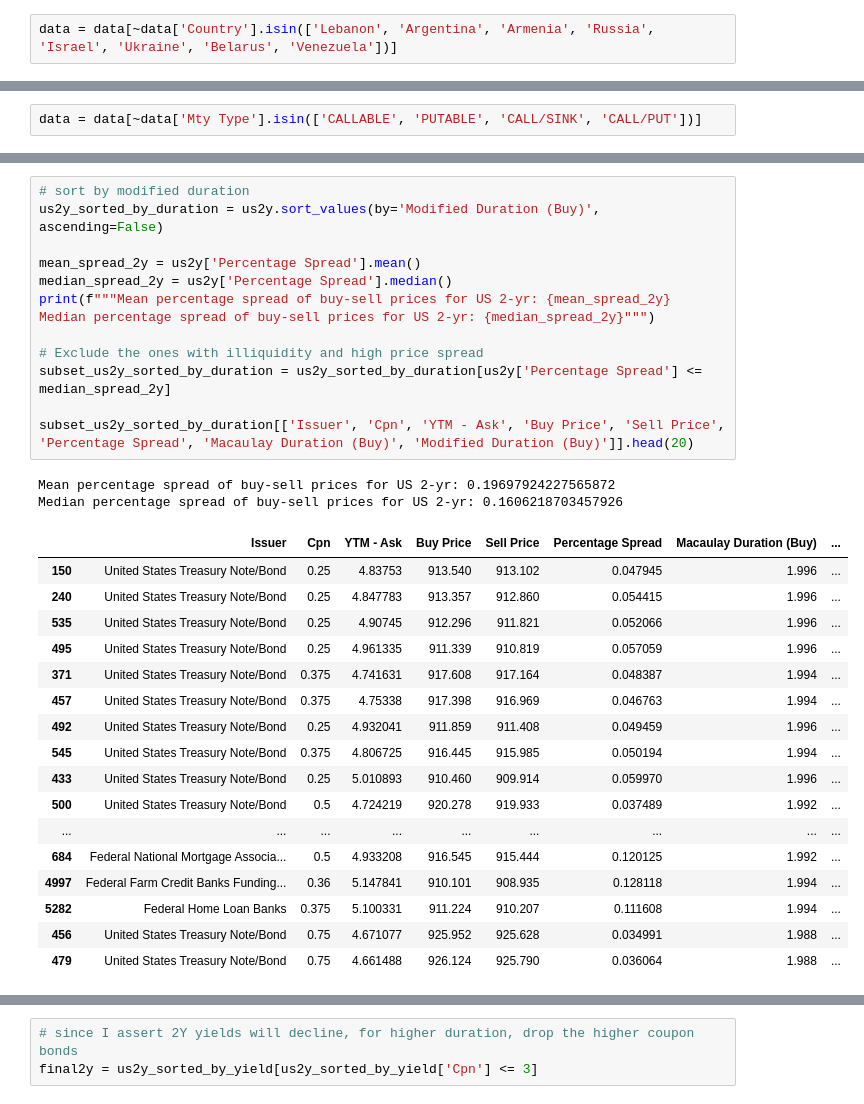
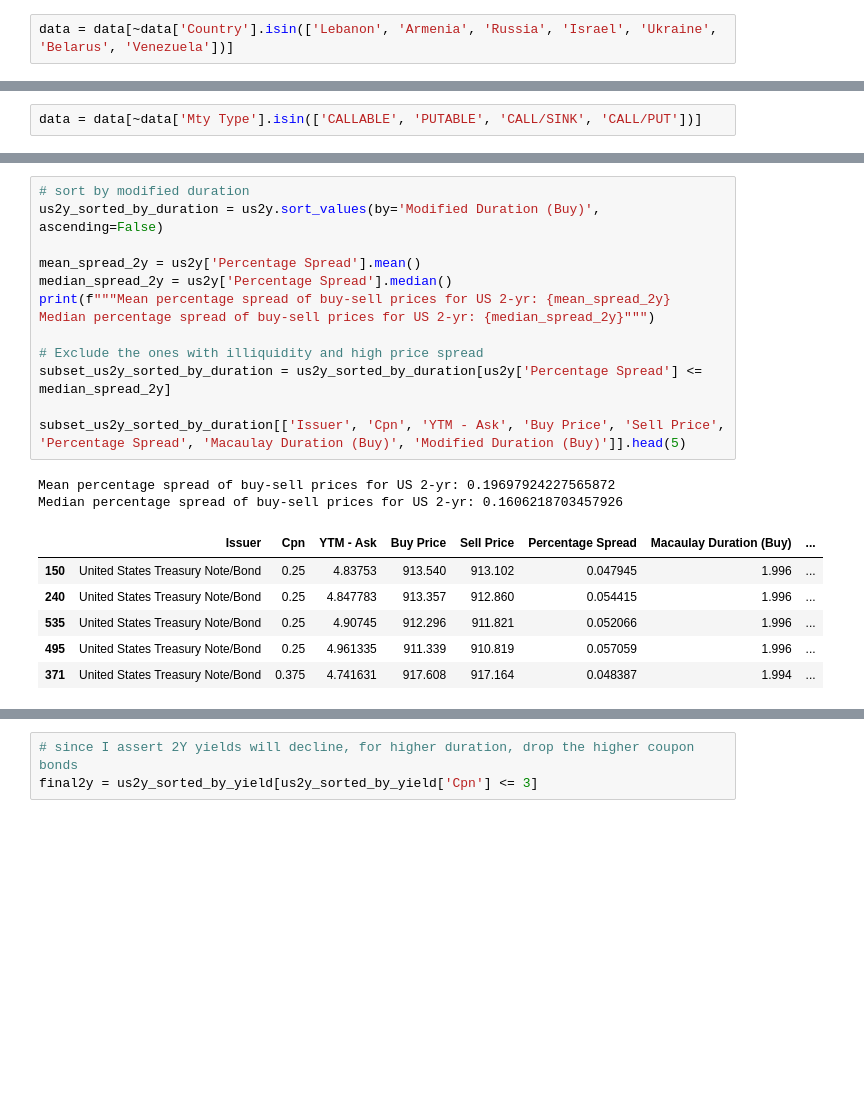
Before and after one commit to yildirimalper/case-study-bond-investment, a Jupyter notebook: portfolio_selection.ipynb, the cells around one changed output, grey strips where cells are left out. Drawn from its saved outputs; the diff is of its cells as text; blank space fills up the shorter version.

```diff
--- a/portfolio_selection.ipynb
+++ b/portfolio_selection.ipynb
@@ -54,5 +68,5 @@ print(diff_cntry)
 + **Azerbaijan-Armenia conflict**
 + **Argentina** and **Venezuela**, due to their idiosyncratic risks
 # %%
-data = data[~data['Country'].isin(['Lebanon', 'Argentina', 'Armenia', 'Russia', 'Israel', 'Ukraine', 'Belarus', 'Venezuela'])]
+data = data[~data['Country'].isin(['Lebanon', 'Armenia', 'Russia', 'Israel', 'Ukraine', 'Belarus', 'Venezuela'])]
 # %% [markdown]
@@ -201,35 +197,24 @@ plt.show()
 # %%
 # sort by modified duration
 us2y_sorted_by_duration = us2y.sort_values(by='Modified Duration (Buy)', ascending=False)
 
 mean_spread_2y = us2y['Percentage Spread'].mean()
 median_spread_2y = us2y['Percentage Spread'].median()
 print(f"""Mean percentage spread of buy-sell prices for US 2-yr: {mean_spread_2y}
 Median percentage spread of buy-sell prices for US 2-yr: {median_spread_2y}""")
 
 # Exclude the ones with illiquidity and high price spread
 subset_us2y_sorted_by_duration = us2y_sorted_by_duration[us2y['Percentage Spread'] <= median_spread_2y]
 
-subset_us2y_sorted_by_duration[['Issuer', 'Cpn', 'YTM - Ask', 'Buy Price', 'Sell Price', 'Percentage Spread', 'Macaulay Duration (Buy)', 'Modified Duration (Buy)']].head(20)
+subset_us2y_sorted_by_duration[['Issuer', 'Cpn', 'YTM - Ask', 'Buy Price', 'Sell Price', 'Percentage Spread', 'Macaulay Duration (Buy)', 'Modified Duration (Buy)']].head(5)
 # %% [output]
 Mean percentage spread of buy-sell prices for US 2-yr: 0.19697924227565872
 Median percentage spread of buy-sell prices for US 2-yr: 0.1606218703457926
 |  | Issuer | Cpn | YTM - Ask | Buy Price | Sell Price | Percentage Spread | Macaulay Duration (Buy) | ... |
 | 150 | United States Treasury Note/Bond | 0.25 | 4.83753 | 913.540 | 913.102 | 0.047945 | 1.996 | ... |
 | 240 | United States Treasury Note/Bond | 0.25 | 4.847783 | 913.357 | 912.860 | 0.054415 | 1.996 | ... |
 | 535 | United States Treasury Note/Bond | 0.25 | 4.90745 | 912.296 | 911.821 | 0.052066 | 1.996 | ... |
 | 495 | United States Treasury Note/Bond | 0.25 | 4.961335 | 911.339 | 910.819 | 0.057059 | 1.996 | ... |
 | 371 | United States Treasury Note/Bond | 0.375 | 4.741631 | 917.608 | 917.164 | 0.048387 | 1.994 | ... |
-| 457 | United States Treasury Note/Bond | 0.375 | 4.75338 | 917.398 | 916.969 | 0.046763 | 1.994 | ... |
-| 492 | United States Treasury Note/Bond | 0.25 | 4.932041 | 911.859 | 911.408 | 0.049459 | 1.996 | ... |
-| 545 | United States Treasury Note/Bond | 0.375 | 4.806725 | 916.445 | 915.985 | 0.050194 | 1.994 | ... |
-| 433 | United States Treasury Note/Bond | 0.25 | 5.010893 | 910.460 | 909.914 | 0.059970 | 1.996 | ... |
-| 500 | United States Treasury Note/Bond | 0.5 | 4.724219 | 920.278 | 919.933 | 0.037489 | 1.992 | ... |
-| ... | ... | ... | ... | ... | ... | ... | ... | ... |
-| 684 | Federal National Mortgage Associa... | 0.5 | 4.933208 | 916.545 | 915.444 | 0.120125 | 1.992 | ... |
-| 4997 | Federal Farm Credit Banks Funding... | 0.36 | 5.147841 | 910.101 | 908.935 | 0.128118 | 1.994 | ... |
-| 5282 | Federal Home Loan Banks | 0.375 | 5.100331 | 911.224 | 910.207 | 0.111608 | 1.994 | ... |
-| 456 | United States Treasury Note/Bond | 0.75 | 4.671077 | 925.952 | 925.628 | 0.034991 | 1.988 | ... |
-| 479 | United States Treasury Note/Bond | 0.75 | 4.661488 | 926.124 | 925.790 | 0.036064 | 1.988 | ... |
 # %%
 us2y_sorted_by_yield = subset_us2y_sorted_by_duration.sort_values(by='YTM - Ask', ascending=False)
```
Also changed, not shown: parts of 56 cells of this notebook, 3 other files.
